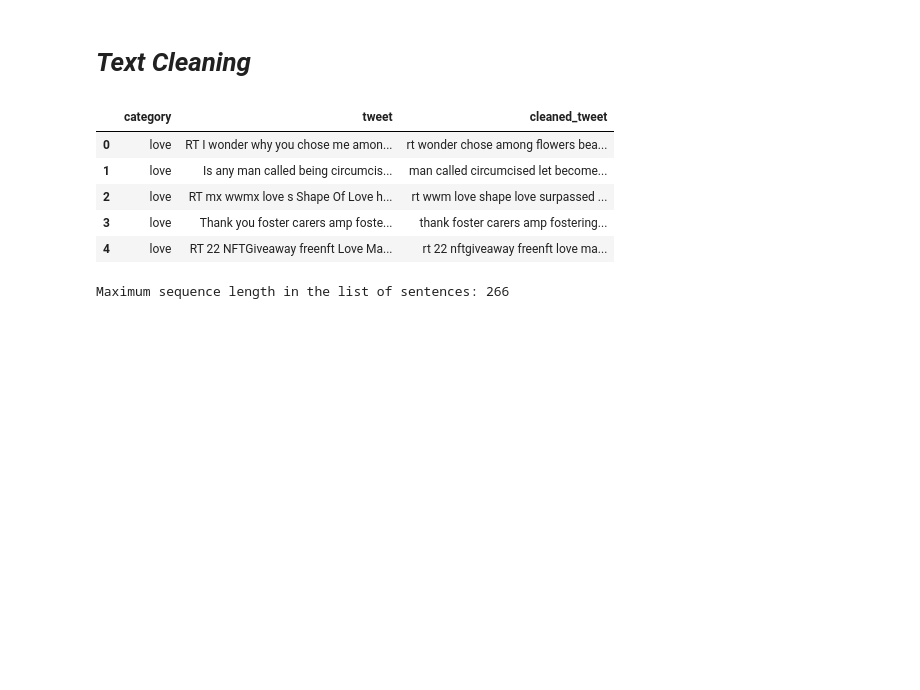
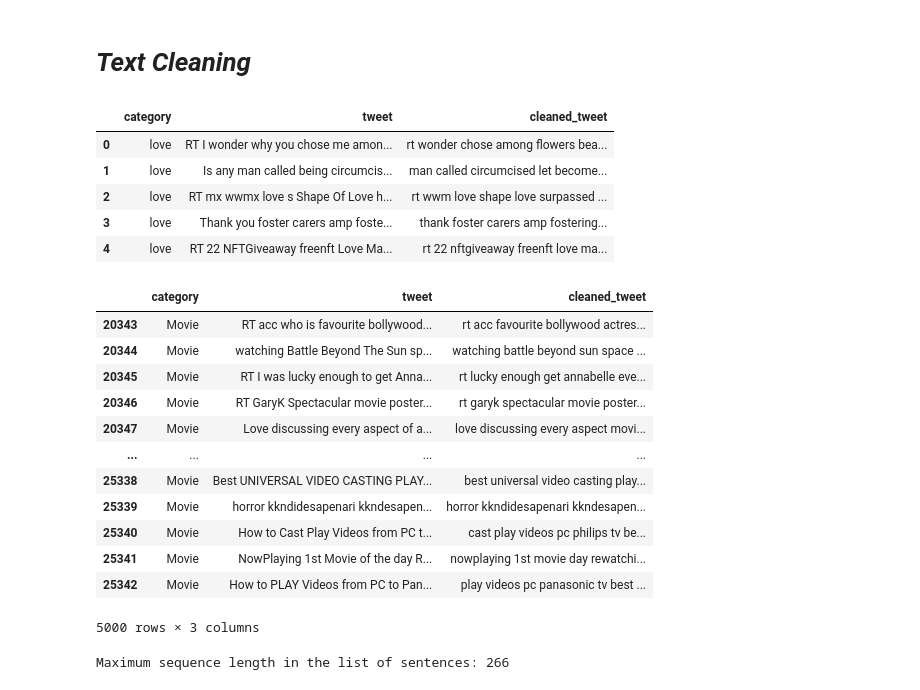
Before and after one commit to SubhamZap/LSTM-Text-Classification, a Jupyter notebook: Multi_class_text_classification.ipynb, the cells around one changed output. Drawn from its saved outputs; the diff is of its cells as text; code cells hidden in the pictures; blank space fills up the shorter version.

```diff
--- a/Multi_class_text_classification.ipynb
+++ b/Multi_class_text_classification.ipynb
@@ -109,6 +109,22 @@ df.head()
 | 2 | love | RT mx wwmx love s Shape Of Love h... | rt wwm love shape love surpassed ... |
 | 3 | love | Thank you foster carers amp foste... | thank foster carers amp fostering... |
 | 4 | love | RT 22 NFTGiveaway freenft Love Ma... | rt 22 nftgiveaway freenft love ma... |
+# %%
+df[df['category'] == 'Movie']
+# %% [output]
+|  | category | tweet | cleaned_tweet |
+| 20343 | Movie | RT acc who is favourite bollywood... | rt acc favourite bollywood actres... |
+| 20344 | Movie | watching Battle Beyond The Sun sp... | watching battle beyond sun space ... |
+| 20345 | Movie | RT I was lucky enough to get Anna... | rt lucky enough get annabelle eve... |
+| 20346 | Movie | RT GaryK Spectacular movie poster... | rt garyk spectacular movie poster... |
+| 20347 | Movie | Love discussing every aspect of a... | love discussing every aspect movi... |
+| ... | ... | ... | ... |
+| 25338 | Movie | Best UNIVERSAL VIDEO CASTING PLAY... | best universal video casting play... |
+| 25339 | Movie | horror kkndidesapenari kkndesapen... | horror kkndidesapenari kkndesapen... |
+| 25340 | Movie | How to Cast Play Videos from PC t... | cast play videos pc philips tv be... |
+| 25341 | Movie | NowPlaying 1st Movie of the day R... | nowplaying 1st movie day rewatchi... |
+| 25342 | Movie | How to PLAY Videos from PC to Pan... | play videos pc panasonic tv best ... |
+5000 rows × 3 columns
 # %%
 g = []
 for i in df['cleaned_tweet']:
```
Also changed, not shown: parts of 11 cells of this notebook.
